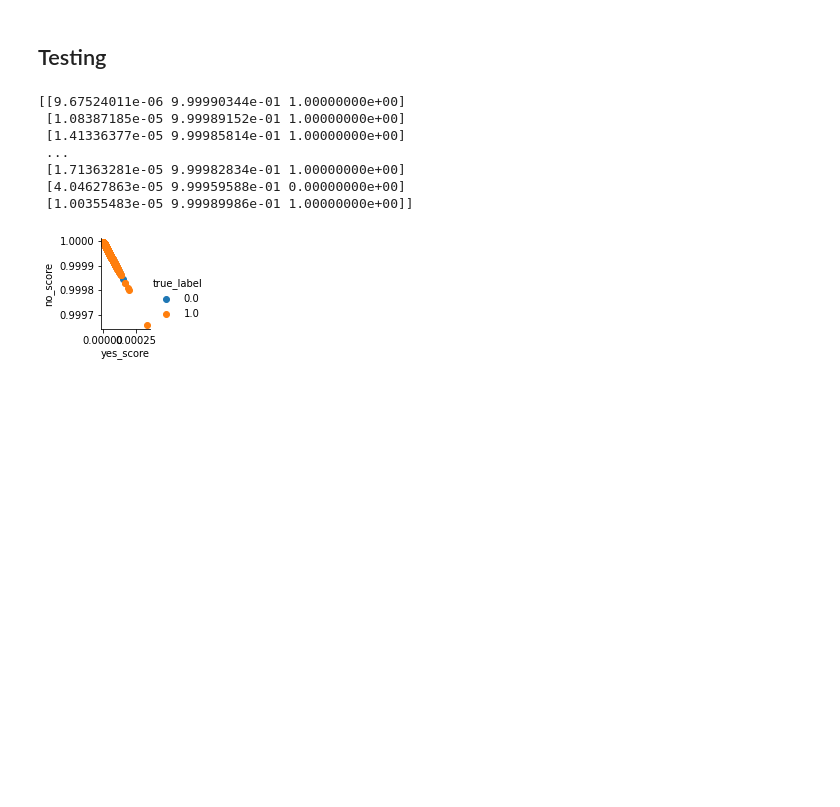
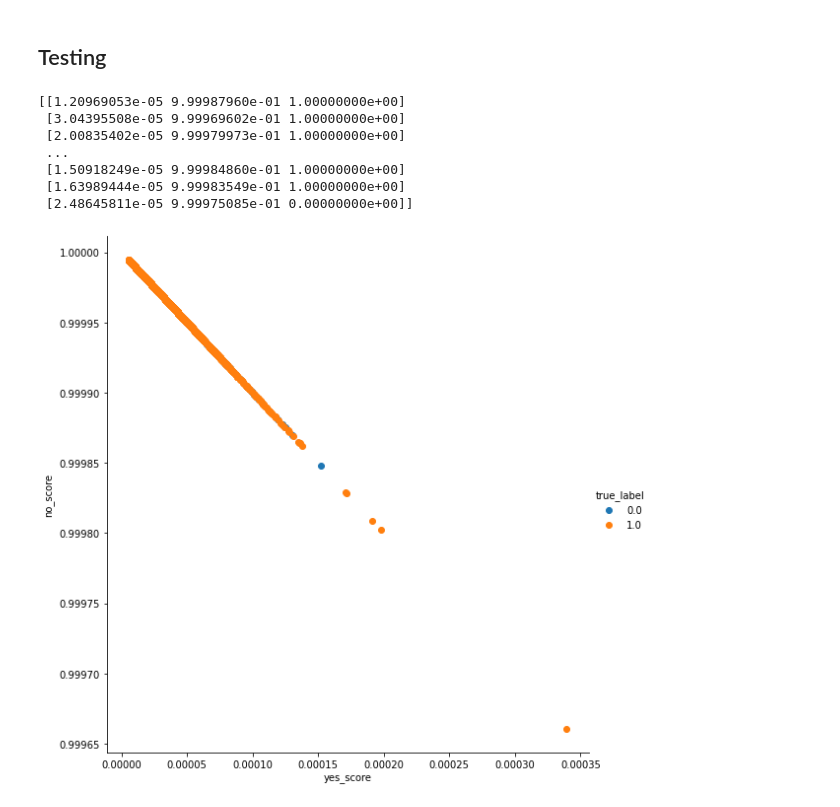
Before and after one commit to nmnsharma007/SimplifiedObjectDetection, a Jupyter notebook: MNIST classification.ipynb, the cells around one changed output. Drawn from its saved outputs; the diff is of its cells as text; code cells hidden in the pictures; blank space fills up the shorter version.

Commit message:
plotted scatterplot for the probability scores

```diff
--- a/MNIST classification.ipynb
+++ b/MNIST classification.ipynb
@@ -195,39 +195,39 @@ train(train_loader,model,criterion,optimizer)
 #     optimizer = optim.SGD(model.parameters(),lr = 1e-3,momentum=0.9)
 #     print(f"Class Number: {class_num}")
 #     train(train_loader,model,criterion,optimizer)
 #     y_pred_train = test(train_loader,model)
 #     y_pred_test = test(test_loader,model)
 # lb = LabelBinarizer()
 # lb.fit([0,1])
 # binarized_labels = lb.transform(y_pred_test)
 # binarized_labels = np.hstack((binarized_labels,1-binarized_labels))
 # print(binarized_labels)
 
 scores = np.empty((0,3),dtype=np.float32)
 
 with torch.no_grad():
     for images,logits in train_loader:
       output = model(images)
       output = output.numpy()
       logits = logits.numpy()
       for i in range(len(output)):
         yes_score = output[i][0]
         no_score = output[i][1]
         true_label = np.argmax(logits[i])
-        scores = np.append(scores,[[yes_score,no_score,true_label]],axis=0)
+        scores = np.vstack((scores,[[yes_score,no_score,true_label]]))
 print(scores)
 
 df = pd.DataFrame(scores)
 df.columns = ['yes_score','no_score','true_label']
-sns.FacetGrid(df,hue="true_label",size=2).map(plt.scatter,"yes_score","no_score").add_legend()
+sns.FacetGrid(df,hue="true_label",height=8).map(plt.scatter,"yes_score","no_score").add_legend()
 # plt.scatter(yes_score_list,no_score_list)
 plt.show()
 # %% [output]
-[[9.67524011e-06 9.99990344e-01 1.00000000e+00]
- [1.08387185e-05 9.99989152e-01 1.00000000e+00]
- [1.41336377e-05 9.99985814e-01 1.00000000e+00]
+[[1.20969053e-05 9.99987960e-01 1.00000000e+00]
+ [3.04395508e-05 9.99969602e-01 1.00000000e+00]
+ [2.00835402e-05 9.99979973e-01 1.00000000e+00]
  ...
- [1.71363281e-05 9.99982834e-01 1.00000000e+00]
- [4.04627863e-05 9.99959588e-01 0.00000000e+00]
- [1.00355483e-05 9.99989986e-01 1.00000000e+00]]
+ [1.50918249e-05 9.99984860e-01 1.00000000e+00]
+ [1.63989444e-05 9.99983549e-01 1.00000000e+00]
+ [2.48645811e-05 9.99975085e-01 0.00000000e+00]]
-[figure, old version]
+[figure, new version]
```
